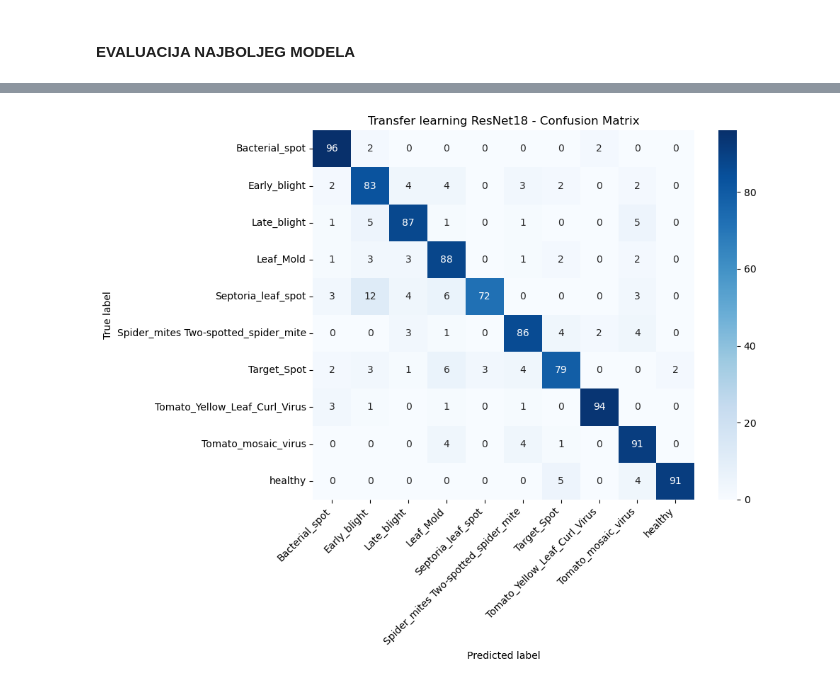
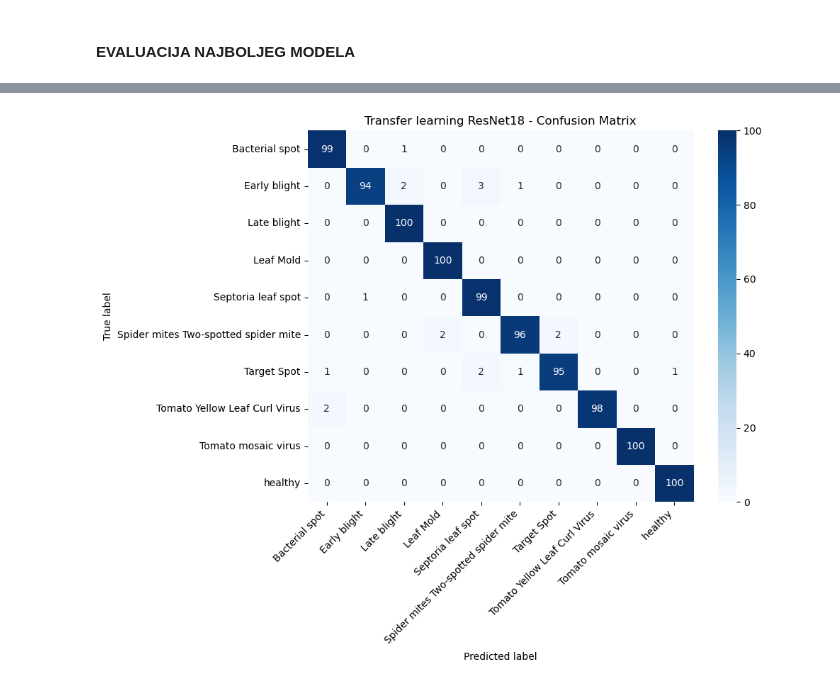
Before and after one commit to majasakovic/ML_projekat, a Jupyter notebook: notebooks/04_transfer_learning_resnet18.ipynb, the cells around one changed output, grey strips where cells are left out. Saved outputs shown, nothing was run; the diff lists cells and outputs as text; code cells hidden in the pictures.

Commit message:
The best model
After several changes of the definition of the model, the optimizer, number of epochs and learning rate, got the best model

```diff
--- a/notebooks/04_transfer_learning_resnet18.ipynb
+++ b/notebooks/04_transfer_learning_resnet18.ipynb
@@ -244,10 +252,13 @@ ResNet(
 #### TRENIRANJE MODELA
 # %%
 EPOCHS = 10
-LEARNING_RATE = 0.001
+LEARNING_RATE = 0.0001
 
 criterion = nn.CrossEntropyLoss()
-optimizer = optim.Adam(model.fc.parameters(), lr=LEARNING_RATE)
+optimizer = torch.optim.Adam(
+    filter(lambda p: p.requires_grad, model.parameters()),  # ažurira samo slojeve koji se stvarno treniraju
+    lr=LEARNING_RATE
+)
 
 metrics = {
     "train_loss": [],
@@ -308,12 +319,12 @@ for epoch in range(EPOCHS):
             val_correct += (predicted == labels).sum().item()
             val_samples += labels.size(0)
 
-    avg_val_loss = val_loss / val_samples
-    avg_val_accuracy = val_correct / val_samples
+        avg_val_loss = val_loss / val_samples
+        avg_val_accuracy = val_correct / val_samples
 
-    metrics["val_loss"].append(avg_val_loss)
-    metrics["val_accuracy"].append(avg_val_accuracy)
-    metrics["val_steps"].append(training_step)
+        metrics["val_loss"].append(avg_val_loss)
+        metrics["val_accuracy"].append(avg_val_accuracy)
+        metrics["val_steps"].append(training_step)
 
     print(
         f"Epoch [{epoch + 1}/{EPOCHS}] "
@@ -467,21 +478,21 @@ Spider_mites Two-spotted_spider_mite       0.86      0.86      0.86       100
 # %%
 cm = confusion_matrix(y_true, y_pred)
 
 plt.figure(figsize=(10, 8))
 sns.heatmap(
     cm,
     annot=True,
     fmt="d",
     cmap="Blues",
-    xticklabels=[cls.replace("Tomato___", "") for cls in class_names],
-    yticklabels=[cls.replace("Tomato___", "") for cls in class_names],
+    xticklabels=[cls.replace("Tomato__", "").replace("_", " ") for cls in class_names],
+    yticklabels=[cls.replace("Tomato___", "").replace("_", " ") for cls in class_names],
 )
 plt.xlabel("Predicted label")
 plt.ylabel("True label")
 plt.title("Transfer learning ResNet18 - Confusion Matrix")
 plt.xticks(rotation=45, ha="right")
 plt.yticks(rotation=0)
 plt.tight_layout()
 plt.show()
 # %% [output]
-[figure, old version]
+[figure, new version]
```
Also changed, not shown: parts of 6 cells of this notebook.
